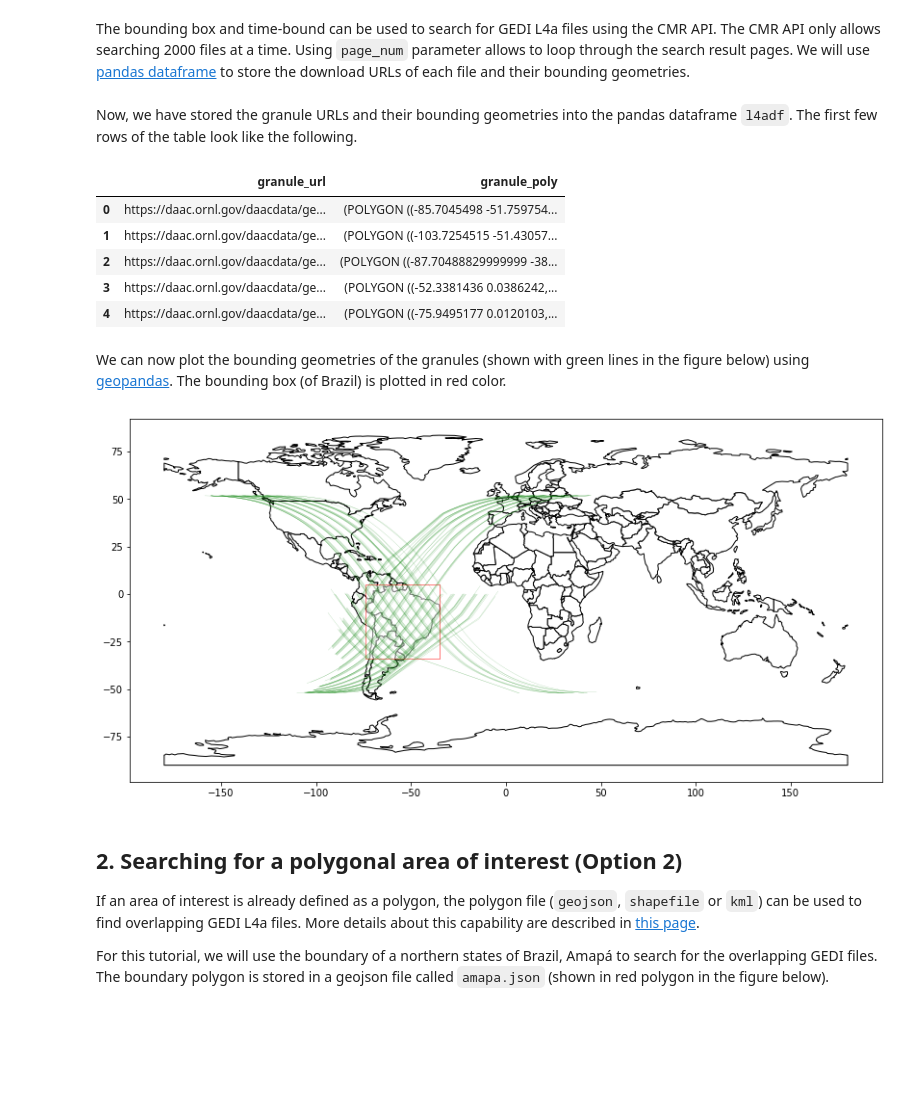
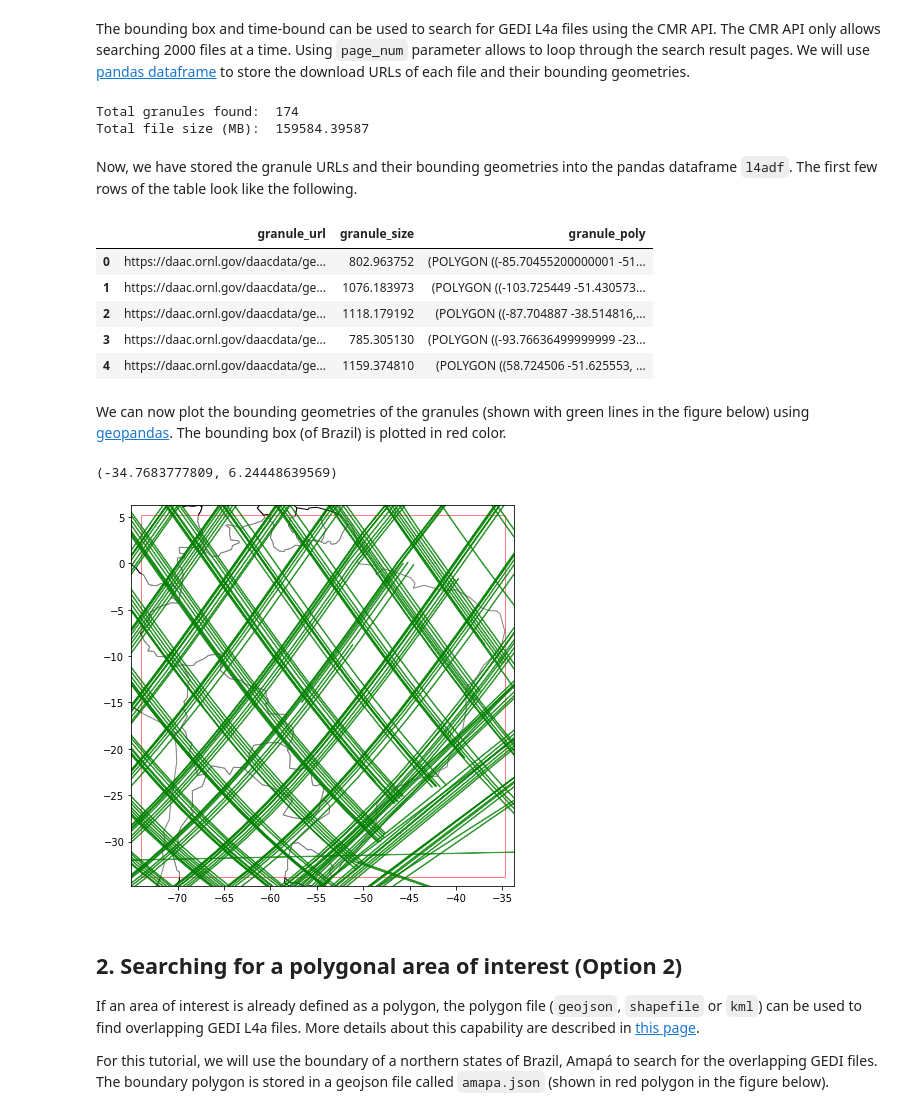
Before and after one commit to ornldaac/gedi_tutorials, a Jupyter notebook: 1_gedi_l4a_search_download.ipynb, the cells around one changed output. Drawn from its saved outputs; the diff is of its cells as text; code cells hidden in the pictures; blank space fills up the shorter version.

```diff
--- a/1_gedi_l4a_search_download.ipynb
+++ b/1_gedi_l4a_search_download.ipynb
@@ -14,8 +14,7 @@ NASA EarthData's unique ID for this dataset (called `Concept ID`) is needed for
 # %%
 import requests
 
-# We will use L2A to get bounding geometries for L4A
-doi = '10.5067/GEDI/GEDI02_A.002'# GEDI L2A DOI
+doi = '10.3334/ORNLDAAC/1907'# GEDI L4A DOI
 
 # CMR API base url
 cmrurl='https://cmr.earthdata.nasa.gov/search/'
@@ -75,21 +74,24 @@ while True:
             granule_url = ''
             granule_poly = ''
 
+            # read file size
+            granule_size = float(g['granule_size'])
+
             # reading bounding geometries
             if 'polygons' in g:
-                polygons= g['polygons'][0]
+                polygons= g['polygons']
                 multipolygons = []
                 for poly in polygons:
-                    i=iter(poly.split (" "))
+                    i=iter(poly[0].split (" "))
                     ltln = list(map(" ".join,zip(i,i)))
                     multipolygons.append(Polygon([[float(p.split(" ")[1]), float(p.split(" ")[0])] for p in ltln]))
                 granule_poly = MultiPolygon(multipolygons)
 
             # Get URL to HDF5 files
-            h5name = g['producer_granule_id'].split('_')
-            ornlurl = 'https://daac.ornl.gov/daacdata/gedi/GEDI_L4A_AGB_Density/data/'
-            granule_url = ornlurl + 'GEDI04_A_' + h5name[2] + '_' + h5name[3]  + '_' + h5name[5] + '_02_001_01.h5'
-            granule_arr.append([granule_url, granule_poly])
+            for links in g['links']:
+                if 'title' in links and links['title'].startswith('Download'):
+                    granule_url = links['href']
+            granule_arr.append([granule_url, granule_size, granule_poly])
 
         page_num += 1
     else:
@@ -98,36 +100,50 @@ while True:
 # adding bound as the last row into the dataframe
 # we will use this later in the plot
 b = list(bound)
-granule_arr.append(['bound', box(b[0], b[1], b[2], b[3])])
+granule_arr.append(['bound', 0, box(b[0], b[1], b[2], b[3])])
 
 # creating a pandas dataframe
-l4adf = pd.DataFrame(granule_arr, columns=["granule_url", "granule_poly"])
+l4adf = pd.DataFrame(granule_arr, columns=["granule_url", "granule_size", "granule_poly"])
+
+# Drop granules with empty geometry
+l4adf = l4adf[l4adf['granule_poly'] != '']
+
+print ("Total granules found: ", len(l4adf.index)-1)
+print ("Total file size (MB): ", l4adf['granule_size'].sum())
+# %% [output]
+Total granules found:  174
+Total file size (MB):  159584.39587
 # %% [markdown]
 Now, we have stored the granule URLs and their bounding geometries into the pandas dataframe `l4adf`. The first few rows of the table look like the following.
 # %%
 l4adf.head()
 # %% [output]
-|  | granule_url | granule_poly |
-| 0 | https://daac.ornl.gov/daacdata/ge... | (POLYGON ((-85.7045498 -51.759754... |
-| 1 | https://daac.ornl.gov/daacdata/ge... | (POLYGON ((-103.7254515 -51.43057... |
-| 2 | https://daac.ornl.gov/daacdata/ge... | (POLYGON ((-87.70488829999999 -38... |
-| 3 | https://daac.ornl.gov/daacdata/ge... | (POLYGON ((-52.3381436 0.0386242,... |
-| 4 | https://daac.ornl.gov/daacdata/ge... | (POLYGON ((-75.9495177 0.0120103,... |
+|  | granule_url | granule_size | granule_poly |
+| 0 | https://daac.ornl.gov/daacdata/ge... | 802.963752 | (POLYGON ((-85.70455200000001 -51... |
+| 1 | https://daac.ornl.gov/daacdata/ge... | 1076.183973 | (POLYGON ((-103.725449 -51.430573... |
+| 2 | https://daac.ornl.gov/daacdata/ge... | 1118.179192 | (POLYGON ((-87.704887 -38.514816,... |
+| 3 | https://daac.ornl.gov/daacdata/ge... | 785.305130 | (POLYGON ((-93.76636499999999 -23... |
+| 4 | https://daac.ornl.gov/daacdata/ge... | 1159.374810 | (POLYGON ((58.724506 -51.625553, ... |
 # %% [markdown]
 We can now plot the bounding geometries of the granules (shown with green lines in the figure below) using [geopandas](https://geopandas.org/). The bounding box (of Brazil) is plotted in red color.
 # %%
 import geopandas
 gdf = geopandas.GeoDataFrame(l4adf, geometry=l4adf.granule_poly)
 world = geopandas.read_file(geopandas.datasets.get_path('naturalearth_lowres'))
-base = world.plot(color='white', edgecolor='black', figsize  = (14, 14))
+base = world.plot(color='white', edgecolor='black', figsize  = (7, 7))
 
 # last row contains the bounding box (Red)
 ax= gdf[-1:].plot(ax=base, color='white', edgecolor='red', alpha=0.5)
 
 # all but the last row contains granule bounding geometry (Green)
-ax= gdf[:-1].plot(ax=base, color='green')
+ax= gdf[:-1].plot(ax=base, color='green', edgecolor='green', alpha=0.7)
+
+minx, miny, maxx, maxy = gdf[-1:].geometry.total_bounds
+ax.set_xlim(minx-1, maxx+1)
+ax.set_ylim(miny-1, maxy+1)
 # %% [output]
+(-34.7683777809, 6.24448639569)
-[figure, old version]
+[figure, new version]
 # %% [markdown]
 ## 2. Searching for a polygonal area of interest (Option 2)
 
```
Also changed, not shown: parts of 5 cells of this notebook, 9 other files.
